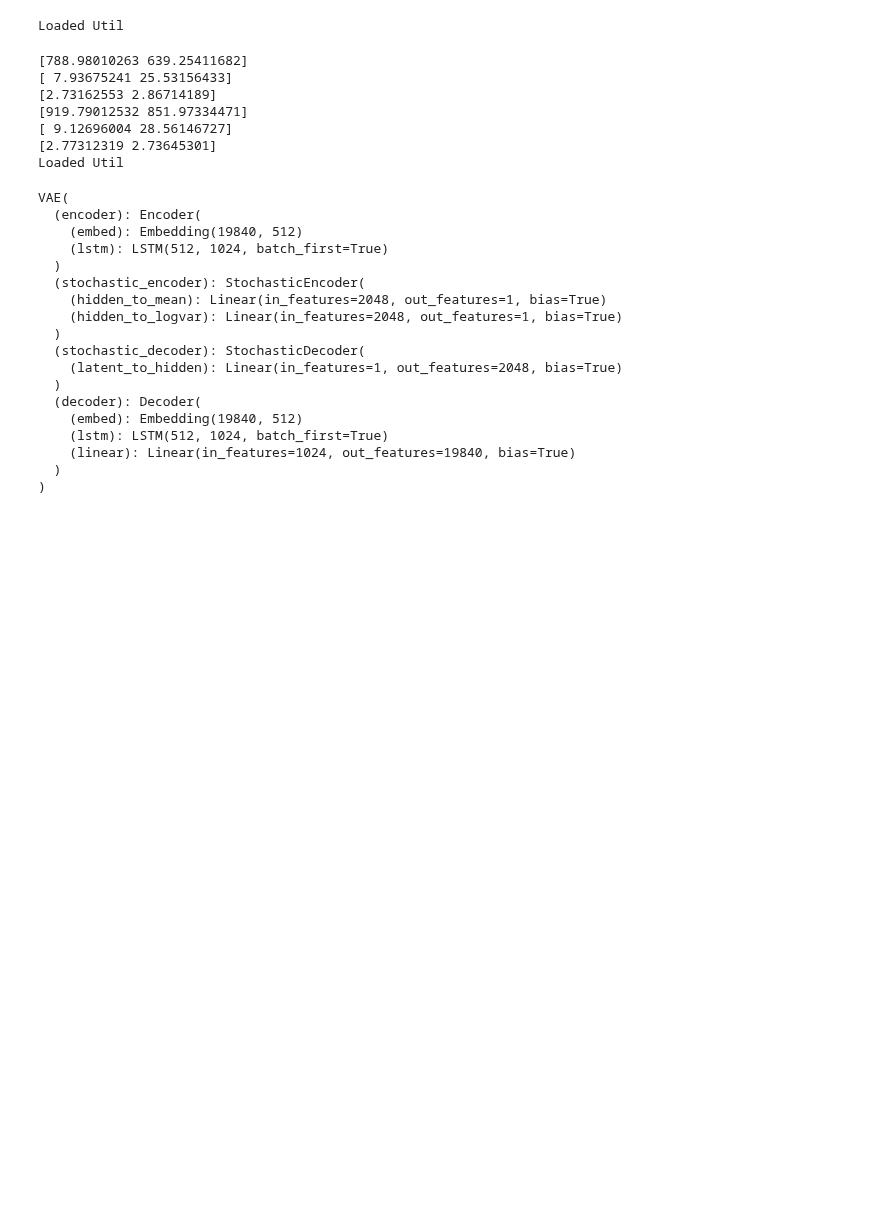
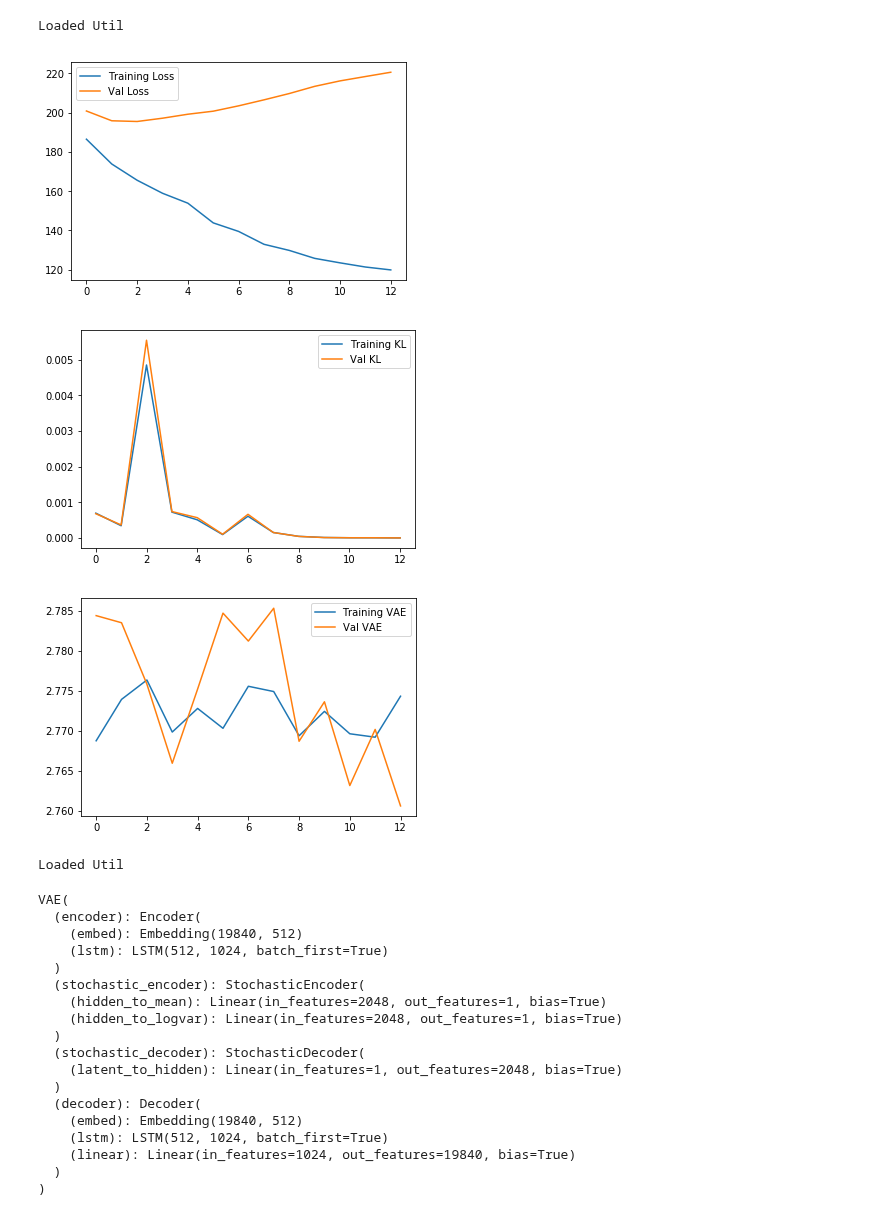
Before and after one commit to eliisabethein/DD2424-project, a Jupyter notebook: Testing VAE.ipynb, the cells around one changed output. Cells and saved outputs as stored; diff of their text form; code cells hidden in the pictures; blank space fills up the shorter version.

```diff
--- a/Testing VAE.ipynb
+++ b/Testing VAE.ipynb
@@ -32,43 +32,46 @@ yelp_val_total_epoch_losses_vae = pickle.load(open("results-vae/yelp_val_total_e
 yelp_val_total_kl_losses_vae = pickle.load(open("results-vae/yelp_val_total_kl_losses_vae.pkl", "rb"))
 yelp_val_total_mi_vae = pickle.load(open("results-vae/yelp_val_total_mi_vae.pkl", "rb"))
 # %%
-print(yelp_total_epoch_losses_vae)
-print(yelp_total_kl_losses_vae)
-print(yelp_total_mi_vae)
+plt.plot(yelp_total_epoch_losses_vae, label="Training Loss")
+plt.plot(yelp_val_total_epoch_losses_vae, label="Val Loss")
+plt.legend()
+plt.show()
 
-print(yelp_val_total_epoch_losses_vae)
-print(yelp_val_total_kl_losses_vae)
-print(yelp_val_total_mi_vae)
+plt.plot(yelp_total_kl_losses_vae, label="Training KL")
+plt.plot(yelp_val_total_kl_losses_vae, label="Val KL")
+plt.legend()
+plt.show()
+
+plt.plot(yelp_total_mi_vae, label="Training VAE")
+plt.plot(yelp_val_total_mi_vae, label="Val VAE")
+plt.legend()
+plt.show()
+
 
 device = torch.device('cpu')
 util = Util()
-
-
 
 embedding_size = 512
 word2vec_model_name = "word2vec_yelp.model"
 word2vec_yelp = Word2Vec.load(word2vec_model_name)
 embedding_weights = word2vec_yelp.wv.vectors
 embedding_weights = np.vstack((embedding_weights, np.zeros((1,embedding_size))))  # add zero vector for <pad>
 embedding_weights = torch.tensor(embedding_weights, device=device)
 
 batch_size = 16
 vocabulary_size = len(word2vec_yelp.wv.vocab)
 padding_index = vocabulary_size
 hidden_size = 1024
 latent_size = 1
 num_layers = 1
 step = 0.25
 learning_rate = 0.01
 epochs = 2
 max_sentence_length = 50
 # %% [output]
+[figure, added]
+[figure, added]
+[figure, added]
-[788.98010263 639.25411682]
-[ 7.93675241 25.53156433]
-[2.73162553 2.86714189]
-[919.79012532 851.97334471]
-[ 9.12696004 28.56146727]
-[2.77312319 2.73645301]
 Loaded Util
 # %%
 model = VAE(hidden_size, num_layers, embedding_weights, latent_size, max_sentence_length, device, synthetic=True).to(device)
```
Also changed, not shown: parts of 4 cells of this notebook, 5 other files.
